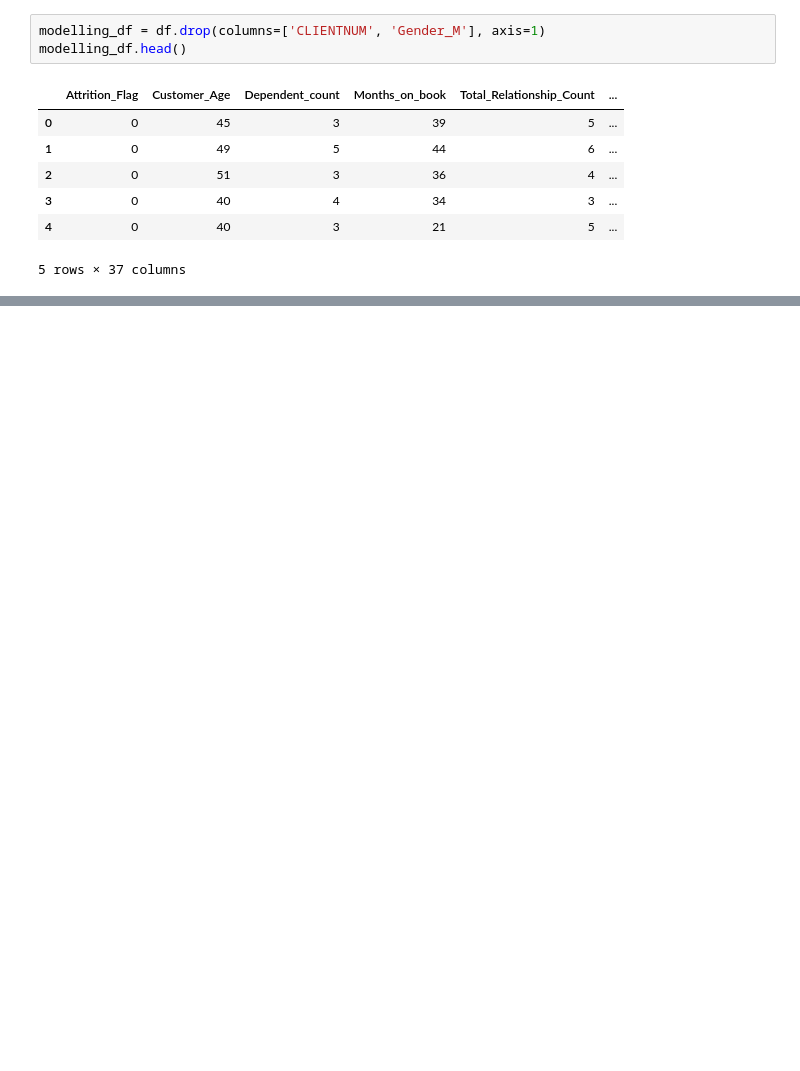
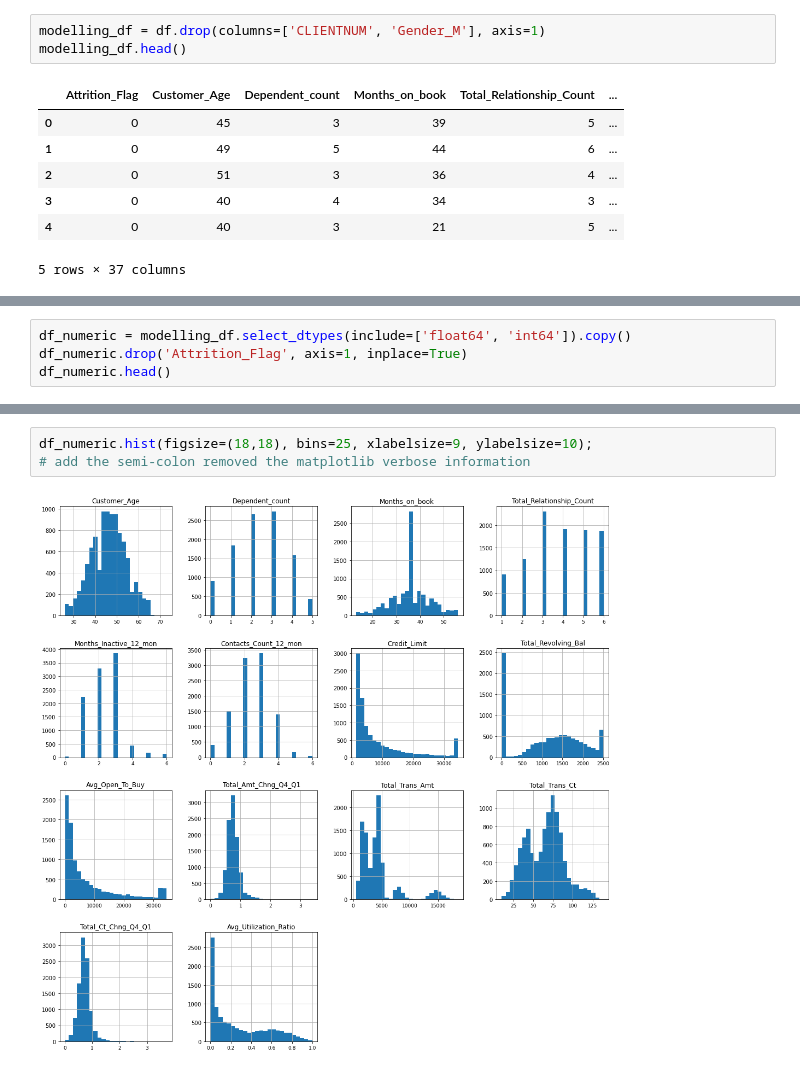
Before and after one commit to philip-papasavvas/ml_sandbox, a Jupyter notebook: notebook-projects/Credit Card Churn Modelling.ipynb, the cells around one changed output, grey strips where cells are left out. Saved outputs shown, nothing was run; the diff lists cells and outputs as text; blank space fills up the shorter version.

```diff
--- a/notebook-projects/Credit Card Churn Modelling.ipynb
+++ b/notebook-projects/Credit Card Churn Modelling.ipynb
@@ -309,0 +523,4 @@ memory usage: 217.7 KB
+# %%
+df_numeric = modelling_df.select_dtypes(include=['float64', 'int64']).copy()
+df_numeric.drop('Attrition_Flag', axis=1, inplace=True)
+df_numeric.head()
@@ -309,0 +534,5 @@ memory usage: 217.7 KB
+# %%
+df_numeric.hist(figsize=(18,18), bins=25, xlabelsize=9, ylabelsize=10);
+# add the semi-colon removed the matplotlib verbose information
+# %% [output]
+[figure, added]
```
Also changed, not shown: parts of 60 cells of this notebook.
